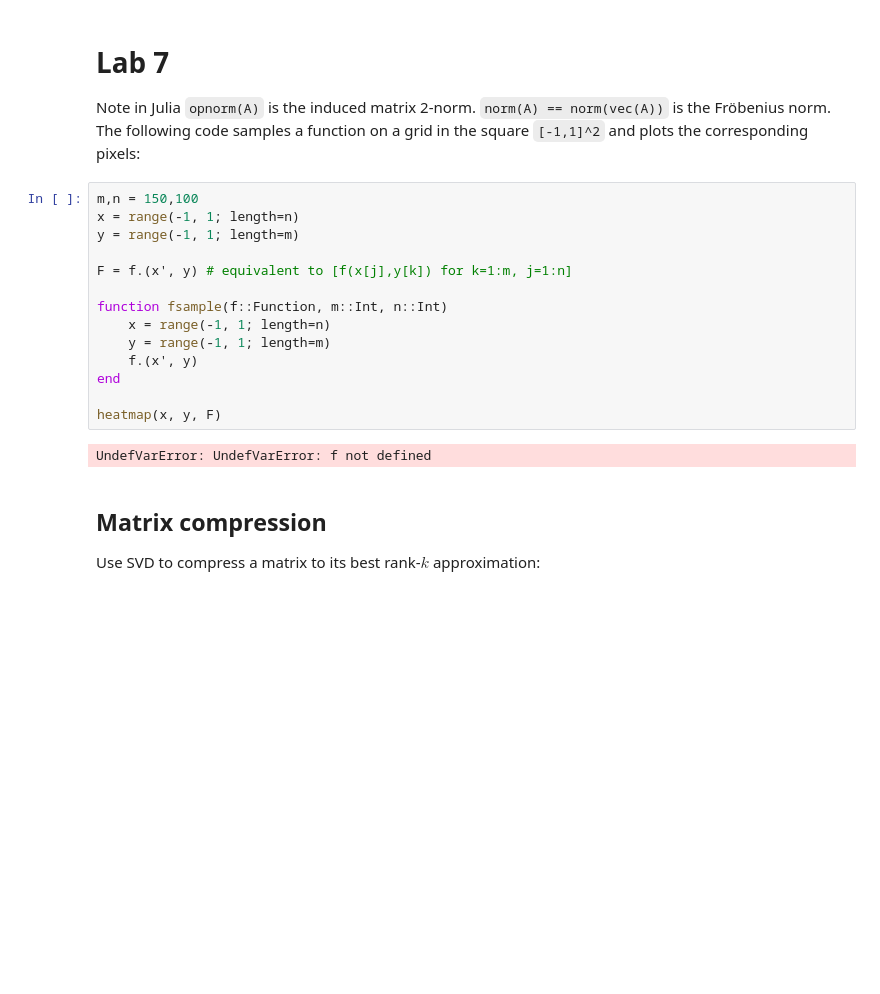
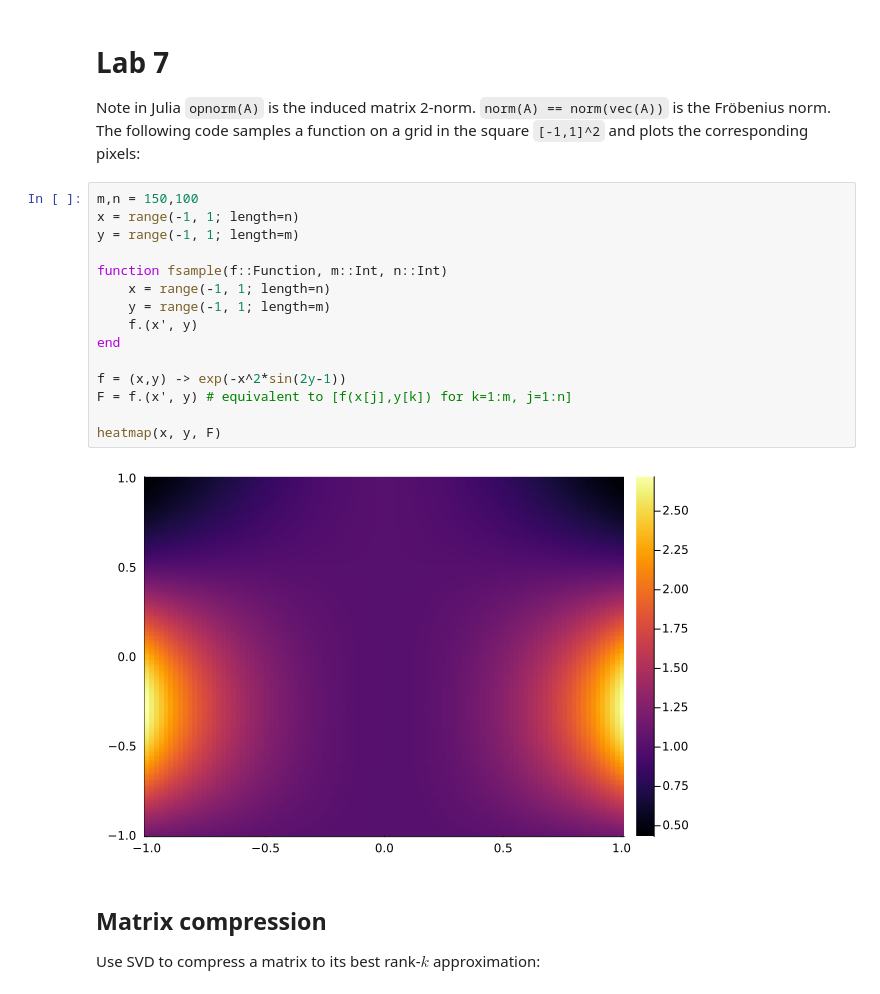
Before and after one commit to DR721/MATH50003NumericalAnalysis, a Jupyter notebook: exams/revision_code.ipynb, the cells around one changed output. Saved outputs shown, nothing was run; the diff lists cells and outputs as text; blank space fills up the shorter version.

```diff
--- a/exams/revision_code.ipynb
+++ b/exams/revision_code.ipynb
@@ -985,19 +1080,20 @@ and plots the corresponding pixels:
 # %%
 m,n = 150,100
 x = range(-1, 1; length=n)
 y = range(-1, 1; length=m)
-
-F = f.(x', y) # equivalent to [f(x[j],y[k]) for k=1:m, j=1:n]
 
 function fsample(f::Function, m::Int, n::Int)
     x = range(-1, 1; length=n)
     y = range(-1, 1; length=m)
     f.(x', y)
 end
 
+f = (x,y) -> exp(-x^2*sin(2y-1))
+F = f.(x', y) # equivalent to [f(x[j],y[k]) for k=1:m, j=1:n]
+
 heatmap(x, y, F)
 # %% [output]
-UndefVarError: UndefVarError: f not defined
+[figure, added]
 # %% [markdown]
 ## Matrix compression
 Use SVD to compress a matrix to its best rank-$k$ approximation:
```
Also changed, not shown: parts of 18 cells of this notebook.
